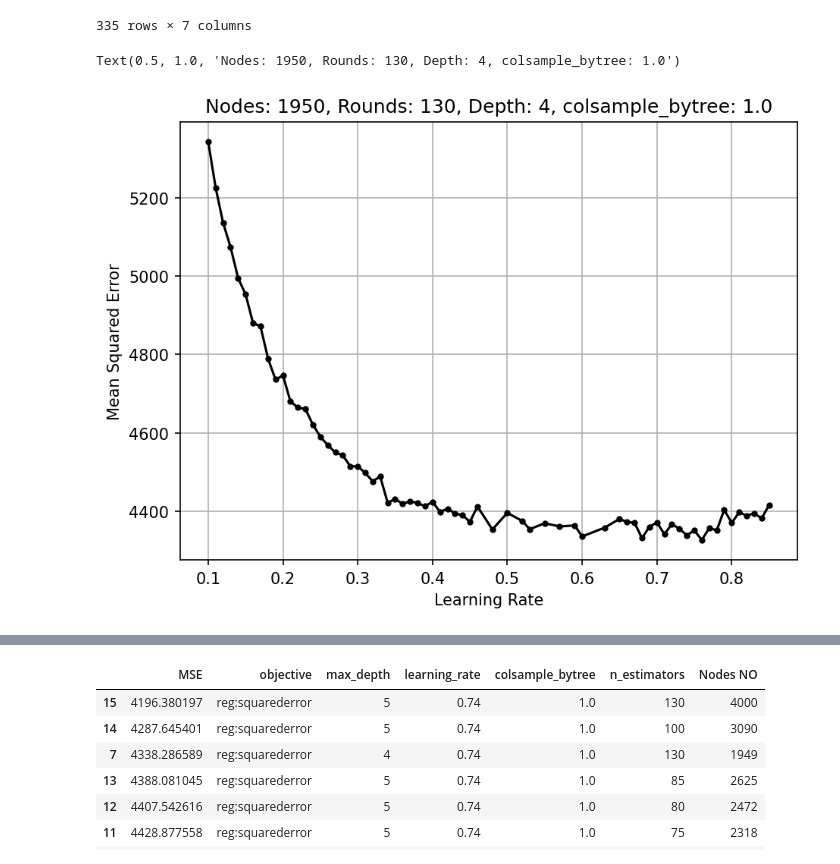
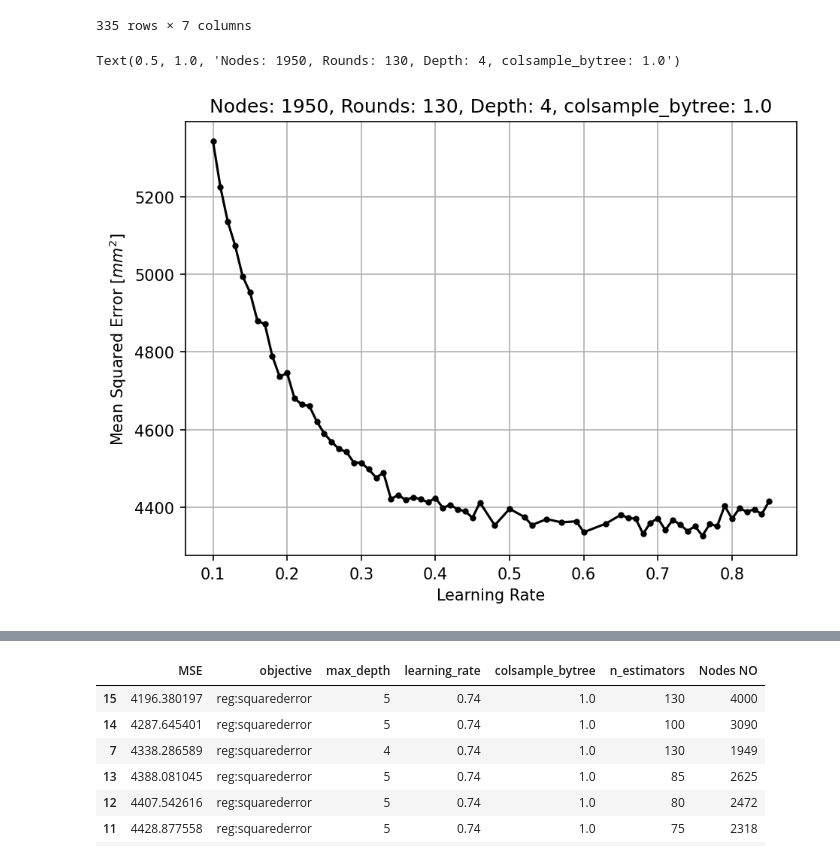
Before and after one commit to p-mucha/ML-for-ATLAS-Hardware-Trigger-at-HL-LHC-in-HH-4b, a Jupyter notebook: notebooks/10.0-pm-downsizing.ipynb, the cells around one changed output, grey strips where cells are left out. Drawn from its saved outputs; the diff is of its cells as text; code cells hidden in the pictures.

```diff
--- a/notebooks/10.0-pm-downsizing.ipynb
+++ b/notebooks/10.0-pm-downsizing.ipynb
@@ -561,20 +561,20 @@ experiment_hyperparams3.sort_values(by="MSE")
 # %%
 mask4 = np.where(experiment_hyperparams3["colsample_bytree"] == 1.0)
 
 plt.figure(figsize=(7, 5), dpi=150)
 plt.plot(
     experiment_hyperparams3.loc[mask4]["learning_rate"],
     experiment_hyperparams3.loc[mask4]["MSE"],
     ".-",
     color="k",
 )
 plt.grid()
-plt.ylabel("Mean Squared Error")
+plt.ylabel(r"Mean Squared Error $[mm^2]$")
 plt.xlabel("Learning Rate")
 plt.title("Nodes: 1950, Rounds: 130, Depth: 4, colsample_bytree: 1.0")
 # %% [output]
 Text(0.5, 1.0, 'Nodes: 1950, Rounds: 130, Depth: 4, colsample_bytree: 1.0')
-[figure, old version]
+[figure, new version]
 # %%
 max_depth_range = [4, 5]
 learning_rate_range = [0.74]
```
Also changed, not shown: parts of 2 cells of this notebook, 5 other files.
